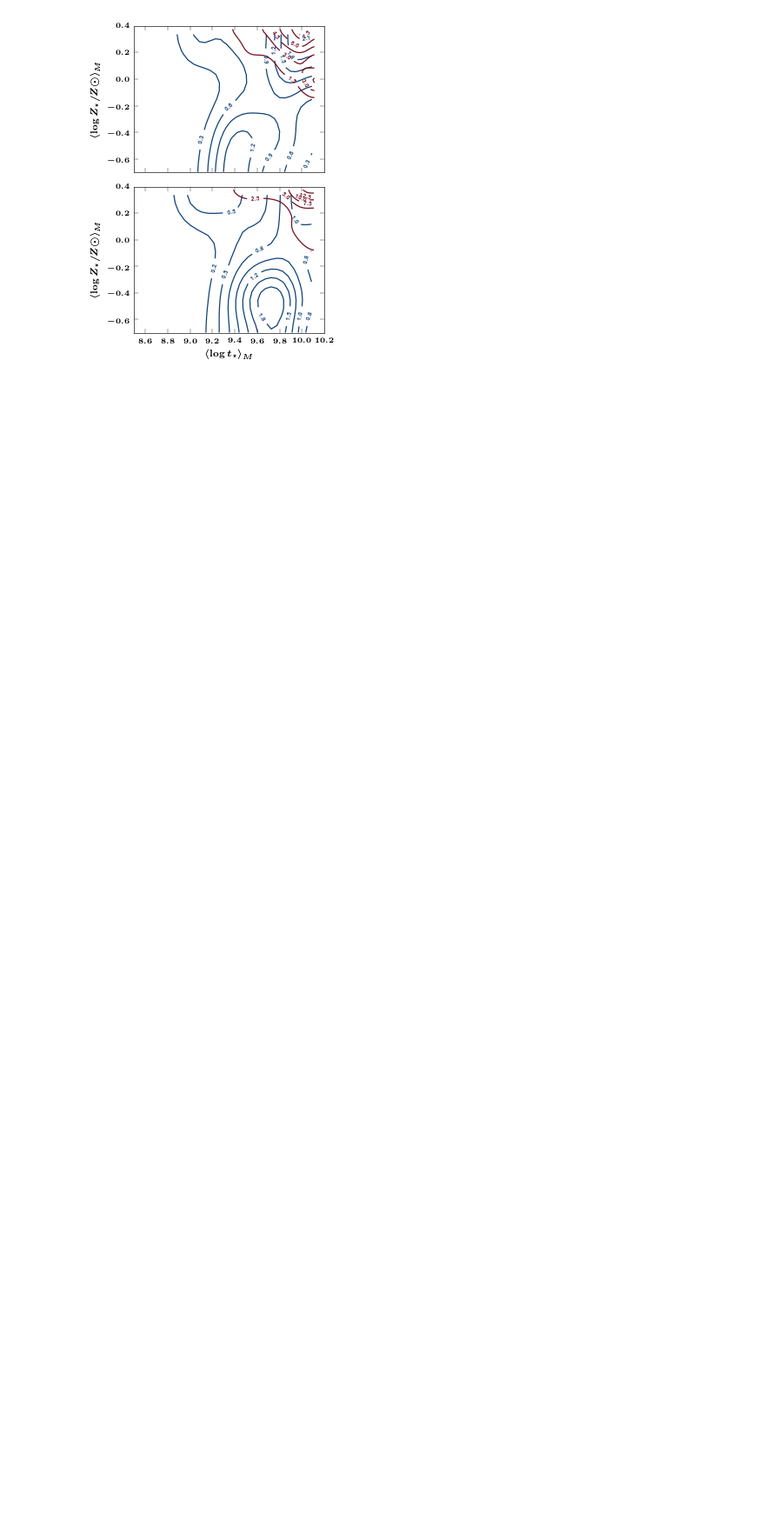
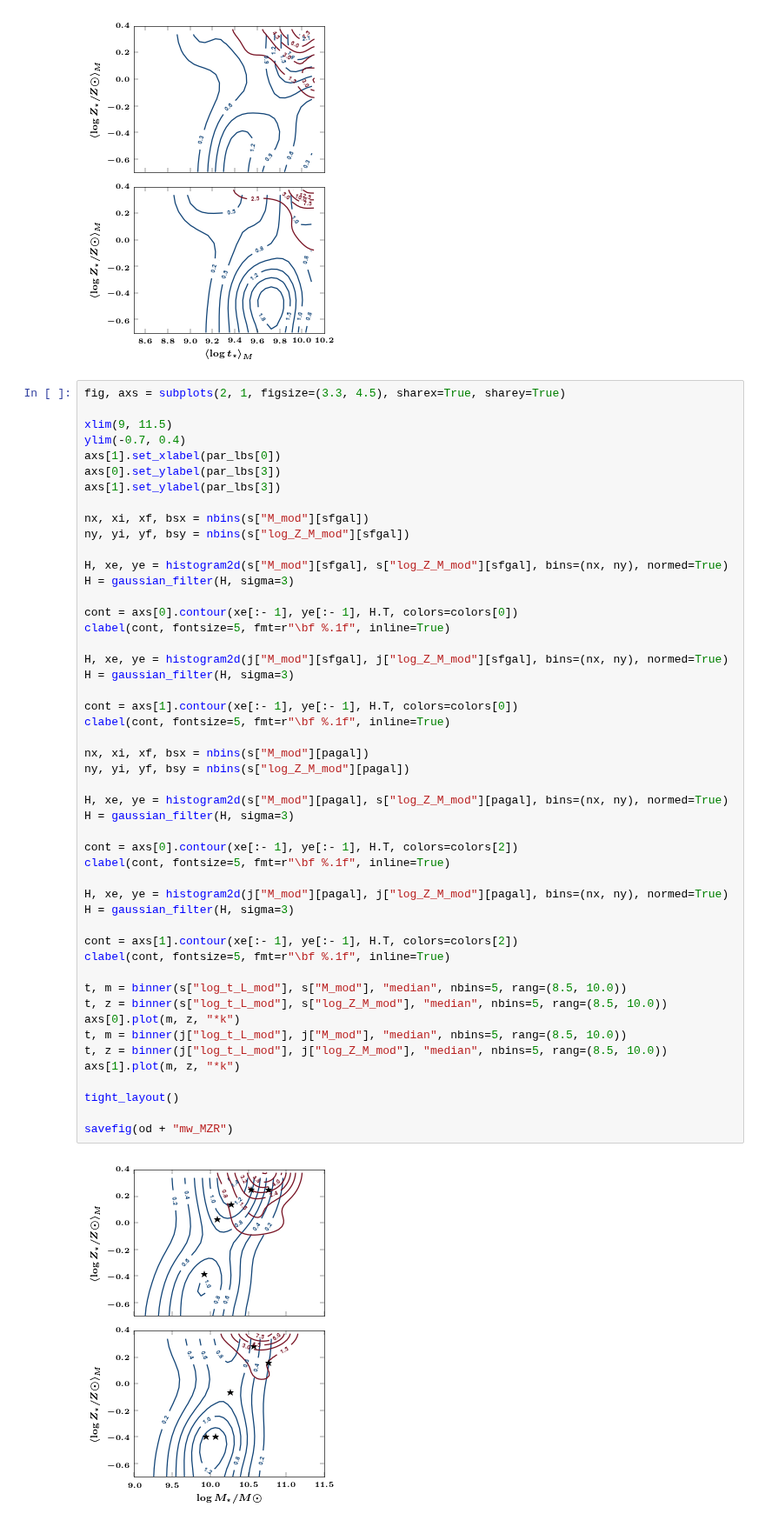
Before and after one commit to ajmejia/notebooks, a Jupyter notebook: RealDeal.ipynb, the cells around one changed output. Shown at 87% size. Cells and saved outputs as stored; diff of their text form; blank space fills up the shorter version.

```diff
--- a/RealDeal.ipynb
+++ b/RealDeal.ipynb
@@ -273,6 +273,57 @@ tight_layout()
 savefig(od + "mw_AMR")
 # %% [output]
 [figure]
+# %%
+fig, axs = subplots(2, 1, figsize=(3.3, 4.5), sharex=True, sharey=True)
+
+xlim(9, 11.5)
+ylim(-0.7, 0.4)
+axs[1].set_xlabel(par_lbs[0])
+axs[0].set_ylabel(par_lbs[3])
+axs[1].set_ylabel(par_lbs[3])
+
+nx, xi, xf, bsx = nbins(s["M_mod"][sfgal])
+ny, yi, yf, bsy = nbins(s["log_Z_M_mod"][sfgal])
+
+H, xe, ye = histogram2d(s["M_mod"][sfgal], s["log_Z_M_mod"][sfgal], bins=(nx, ny), normed=True)
+H = gaussian_filter(H, sigma=3)
+
+cont = axs[0].contour(xe[:- 1], ye[:- 1], H.T, colors=colors[0])
+clabel(cont, fontsize=5, fmt=r"\bf %.1f", inline=True)
+
+H, xe, ye = histogram2d(j["M_mod"][sfgal], j["log_Z_M_mod"][sfgal], bins=(nx, ny), normed=True)
+H = gaussian_filter(H, sigma=3)
+
+cont = axs[1].contour(xe[:- 1], ye[:- 1], H.T, colors=colors[0])
+clabel(cont, fontsize=5, fmt=r"\bf %.1f", inline=True)
+
+nx, xi, xf, bsx = nbins(s["M_mod"][pagal])
+ny, yi, yf, bsy = nbins(s["log_Z_M_mod"][pagal])
+
+H, xe, ye = histogram2d(s["M_mod"][pagal], s["log_Z_M_mod"][pagal], bins=(nx, ny), normed=True)
+H = gaussian_filter(H, sigma=3)
+
+cont = axs[0].contour(xe[:- 1], ye[:- 1], H.T, colors=colors[2])
+clabel(cont, fontsize=5, fmt=r"\bf %.1f", inline=True)
+
+H, xe, ye = histogram2d(j["M_mod"][pagal], j["log_Z_M_mod"][pagal], bins=(nx, ny), normed=True)
+H = gaussian_filter(H, sigma=3)
+
+cont = axs[1].contour(xe[:- 1], ye[:- 1], H.T, colors=colors[2])
+clabel(cont, fontsize=5, fmt=r"\bf %.1f", inline=True)
+
+t, m = binner(s["log_t_L_mod"], s["M_mod"], "median", nbins=5, rang=(8.5, 10.0))
+t, z = binner(s["log_t_L_mod"], s["log_Z_M_mod"], "median", nbins=5, rang=(8.5, 10.0))
+axs[0].plot(m, z, "*k")
+t, m = binner(j["log_t_L_mod"], j["M_mod"], "median", nbins=5, rang=(8.5, 10.0))
+t, z = binner(j["log_t_L_mod"], j["log_Z_M_mod"], "median", nbins=5, rang=(8.5, 10.0))
+axs[1].plot(m, z, "*k")
+
+tight_layout()
+
+savefig(od + "mw_MZR")
+# %% [output]
+[figure, added]
 # %%
 plot(cat["redshift"], rat, ".", mfc="none", mec="0.5", mew=1.5)
 plot(cat["redshift"][pagal], rat[pagal], ",", mfc=colors[2])
```
